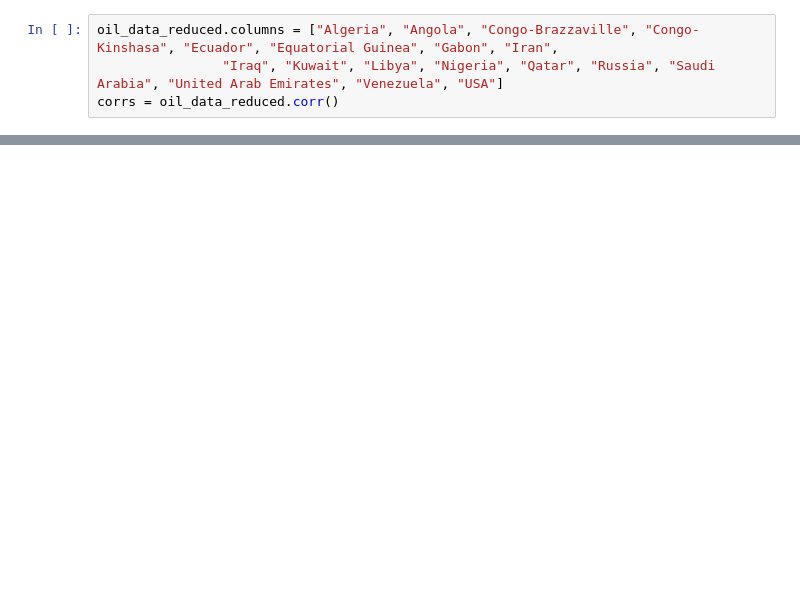
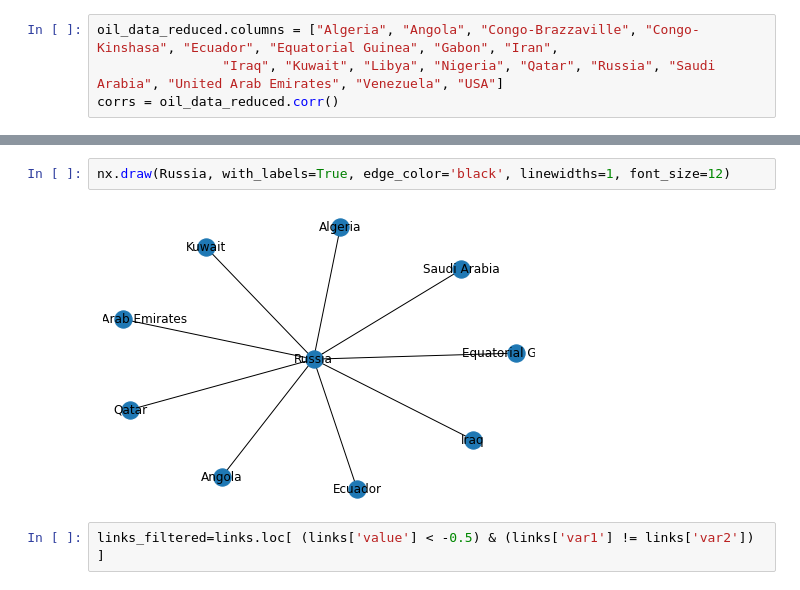
Before and after one commit to dray89/datascience_project, a Jupyter notebook: monthly-oil-production-data.ipynb, the cells around one changed output, grey strips where cells are left out. Saved outputs shown, nothing was run; the diff lists cells and outputs as text; blank space fills up the shorter version.

```diff
--- a/monthly-oil-production-data.ipynb
+++ b/monthly-oil-production-data.ipynb
@@ -83,0 +160,6 @@ oil_data_reduced.to_stata("oil_data_bootcamp.dta")
+# %%
+nx.draw(Russia, with_labels=True, edge_color='black', linewidths=1, font_size=12)
+# %% [output]
+[figure, added]
+# %%
+links_filtered=links.loc[ (links['value'] < -0.5) & (links['var1'] != links['var2']) ]
```
Also changed, not shown: parts of 21 cells of this notebook.
